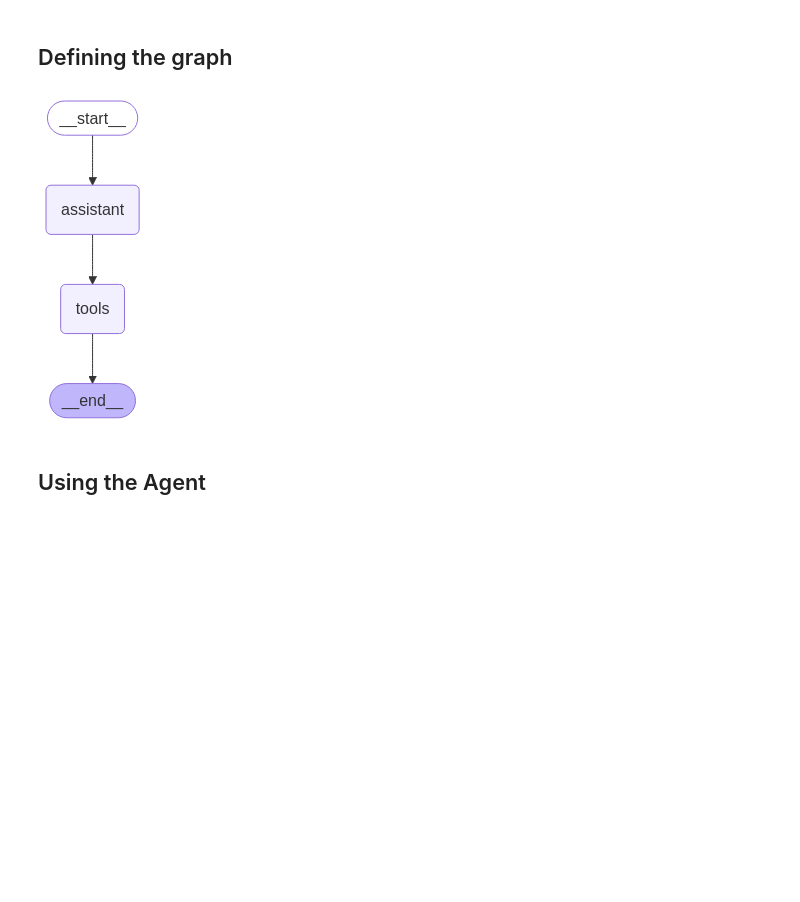
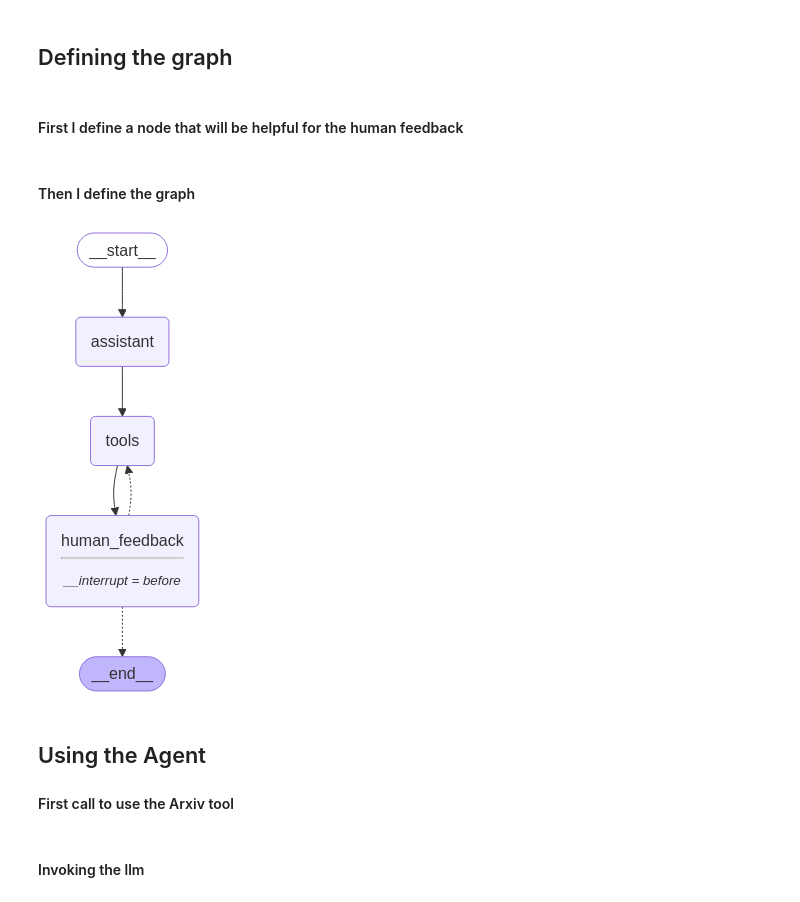
Before and after one commit to santijob2022/testing-creating-agents, a Jupyter notebook: Blog-CodeReviewer-Orchestrator/Blog/BlogGenerator.ipynb, the cells around one changed output. Cells and saved outputs as stored; diff of their text form; code cells hidden in the pictures; blank space fills up the shorter version.

Commit message:
Connecting conditional wiki after human feedback

```diff
--- a/Blog-CodeReviewer-Orchestrator/Blog/BlogGenerator.ipynb
+++ b/Blog-CodeReviewer-Orchestrator/Blog/BlogGenerator.ipynb
@@ -68,7 +69,7 @@ wiki=WikipediaQueryRun(api_wrapper=api_wrapper_wiki)
 # %%
 tools=[wiki,arxiv_search]
 
-llm_with_tools=llm.bind_tools(tools,parallel_tool_calls=False)
+llm_with_tools=llm.bind_tools(tools,parallel_tool_calls=True)
 # %% [markdown]
 ## Define the Initial State
 # %%
@@ -82,7 +83,7 @@ from langgraph.graph import MessagesState
 sys_msg = SystemMessage(content=
                         """You are a helpful assistant tasked with creating a blog.
                         Your first commitment is:
-                        1. From the user's question, first use the arxiv tool to search for the top 3 articles.
+                        1. Use the arxiv tool to search for the top 3 articles related to the user's question.
 
                         2. Give the user the option to use wikipedia in case they want to research a term in the summaries.
 
@@ -93,10 +94,11 @@ sys_msg = SystemMessage(content=
                         5. If accepted create a blog with the articles information.
 
                         """)
-                        # If you made a reasearh in step 1, use that information to create the blog entry.
 
 
 def assistant(state:MessagesState):
     return {"messages":[llm_with_tools.invoke([sys_msg] + state["messages"])]}
 # %% [markdown]
 ## Defining the graph
+# %% [markdown]
+#### First I define a node that will be helpful for the human feedback
@@ -103,23 +117,48 @@ def assistant(state:MessagesState):
+# %%
+from langgraph.graph import START, StateGraph, END
+
+@traceable
+def human_feedback(state: MessagesState):
+    """ Return the next node to execute """
+    user_input = state["messages"][-1].content
+    if "yes" in user_input.lower():
+        return "tools"
+    return END
+# %% [markdown]
+#### Then I define the graph
 # %%
+from langgraph.checkpoint.memory import MemorySaver
 from langgraph.graph import START, StateGraph, END
 from langgraph.prebuilt import tools_condition, ToolNode
 from IPython.display import Image, display
 
 builder = StateGraph(MessagesState)
 
 ## Define the node
+builder.add_node("assistant",assistant)
+builder.add_node("human_feedback",human_feedback)
+builder.add_node("tools",ToolNode(tools))
+# Define edges
 builder.add_edge(START,"assistant")
-builder.add_node("assistant",assistant)
-builder.add_node("tools",ToolNode(tools))
 builder.add_edge("assistant","tools")
-builder.add_edge("tools",END)
+builder.add_edge("tools","human_feedback")
+builder.add_conditional_edges(
+    "human_feedback",tools_condition,["tools",END]
+)
+# builder.add_edge( "tools","human_feedback")
 
+#workflow.add_conditional_edges("generate_joke",check_punchline,{"Fail":"improve_joke","Pass":END})
 
-scienceBlogCreator=builder.compile()
+# Set up memory
+memory = MemorySaver()
+# Compile the graph with memory
+scienceBlogCreator = builder.compile(interrupt_before=["human_feedback"],checkpointer=memory)
 
 # Show
 display(Image(scienceBlogCreator.get_graph().draw_mermaid_png()))
 # %% [output]
-[figure, old version]
+[figure, new version]
 # %% [markdown]
 ## Using the Agent
+
+#### First call to use the Arxiv tool
@@ -128,0 +165,2 @@ messages = scienceBlogCreator.invoke({"messages":messages})
+# %% [markdown]
+#### Invoking the llm
```
Also changed, not shown: parts of 16 cells of this notebook.
